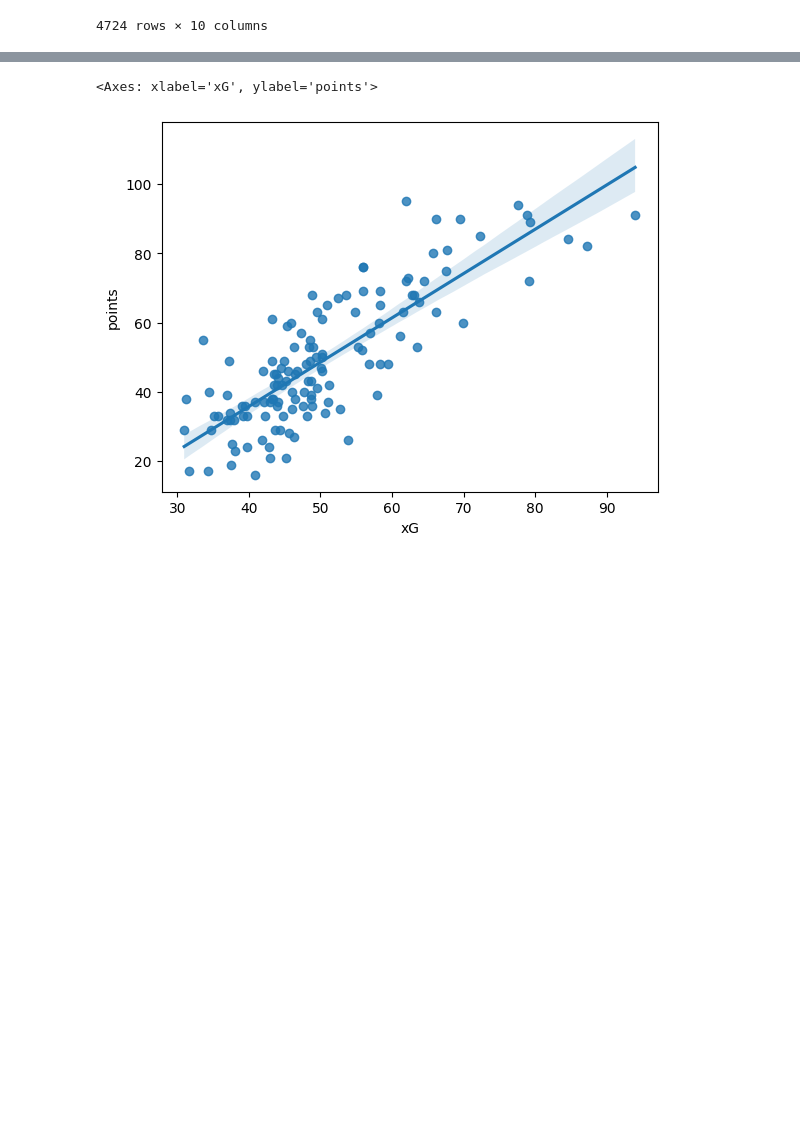
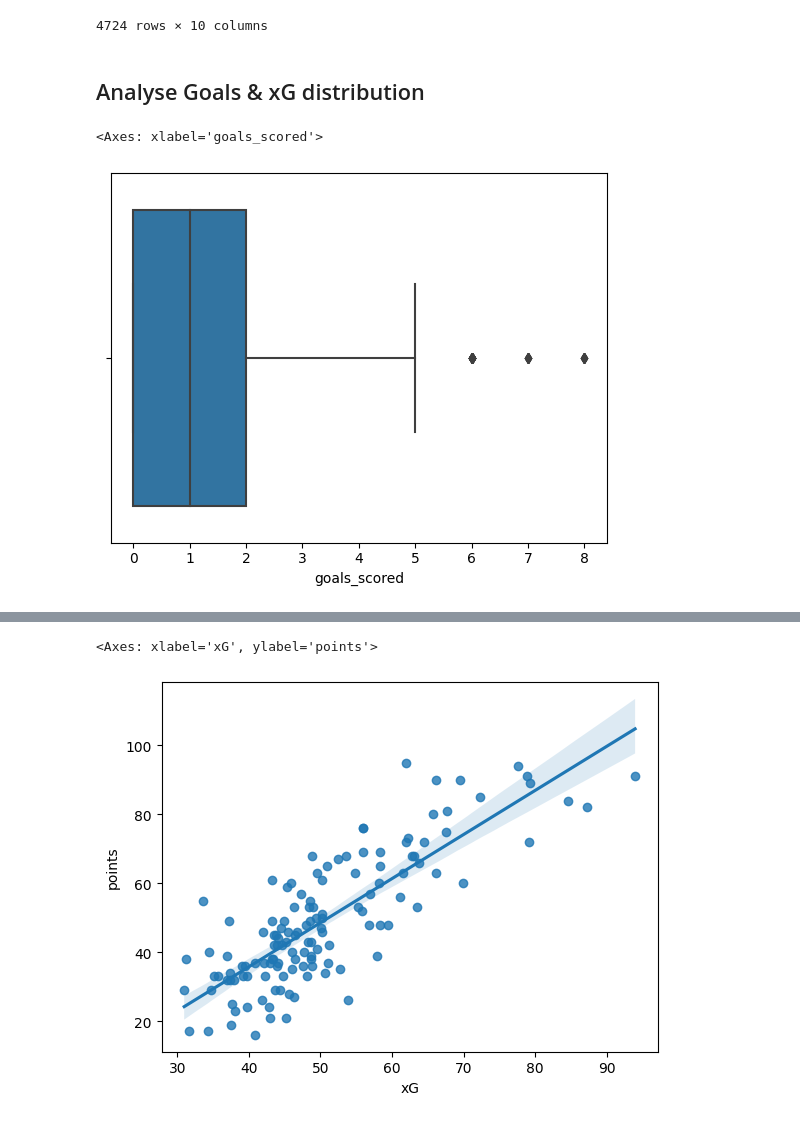
Before and after one commit to YoussefKefi99/xG-Model, a Jupyter notebook: xP_model_v0.ipynb, the cells around one changed output, grey strips where cells are left out. Cells and saved outputs as stored; diff of their text form; code cells hidden in the pictures; blank space fills up the shorter version.

```diff
--- a/xP_model_v0.ipynb
+++ b/xP_model_v0.ipynb
@@ -260,3 +270,10 @@ df_ml
 | 2360 | 1748434 | 108.0 | Moreirense | 1.0 | 1.207838 | Vitoria-de-Guimaraes | 0.0 | 0.728443 | 0.479395 | ... |
 | 2361 | 1748644 | 108.0 | Moreirense | 0.0 | 0.471049 | Vitoria-de-Guimaraes | 1.0 | 1.433293 | -0.962244 | ... |
 4724 rows × 10 columns
+# %% [markdown]
+## Analyse Goals & xG distribution
+# %%
+sns.boxplot(x=df_ml['goals_scored'])
+# %% [output]
+<Axes: xlabel='goals_scored'>
+[figure, added]
```
Also changed, not shown: parts of 30 cells of this notebook.
